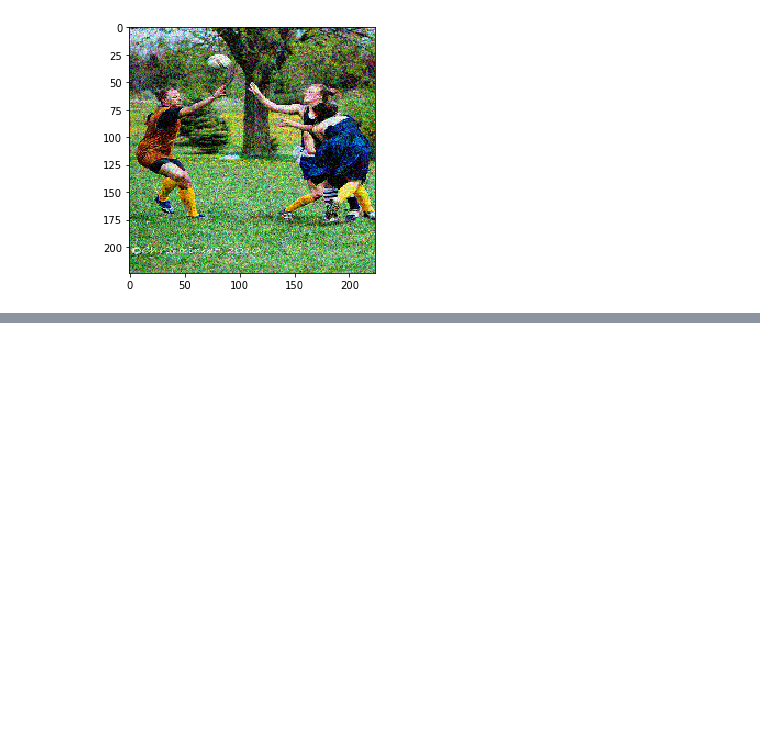
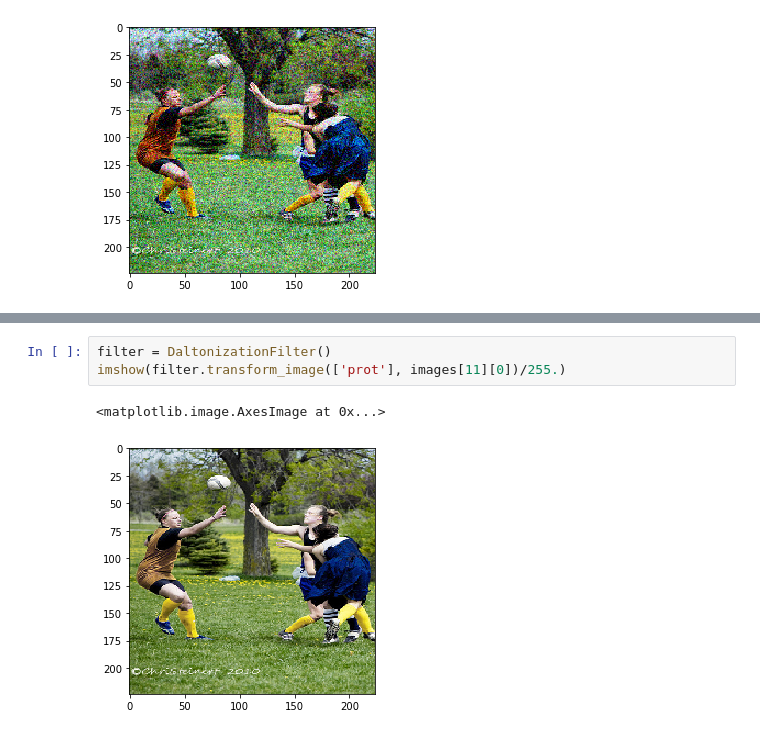
Before and after one commit to theBraindonor/adversarial-filters, a Jupyter notebook: notebook/filter_demos.ipynb, the cells around one changed output, grey strips where cells are left out. Saved outputs shown, nothing was run; the diff lists cells and outputs as text; blank space fills up the shorter version.

```diff
--- a/notebook/filter_demos.ipynb
+++ b/notebook/filter_demos.ipynb
@@ -40,0 +53,6 @@ imshow(filter.transform_image([-0.05, 0.018884564330270543], images[11][0])/255.
+# %%
+filter = DaltonizationFilter()
+imshow(filter.transform_image(['prot'], images[11][0])/255.)
+# %% [output]
+<matplotlib.image.AxesImage at 0x...>
+[figure, added]
```
Also changed, not shown: parts of 6 cells of this notebook, 18 other files.
